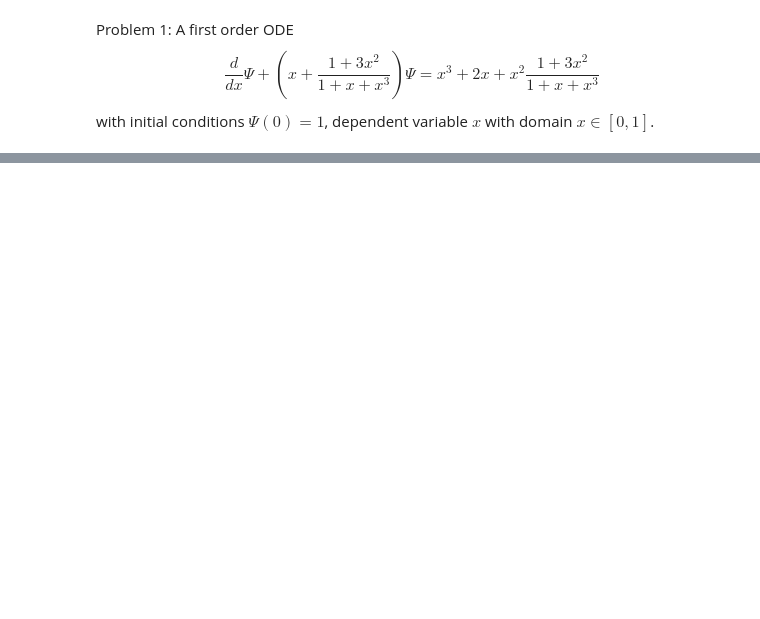
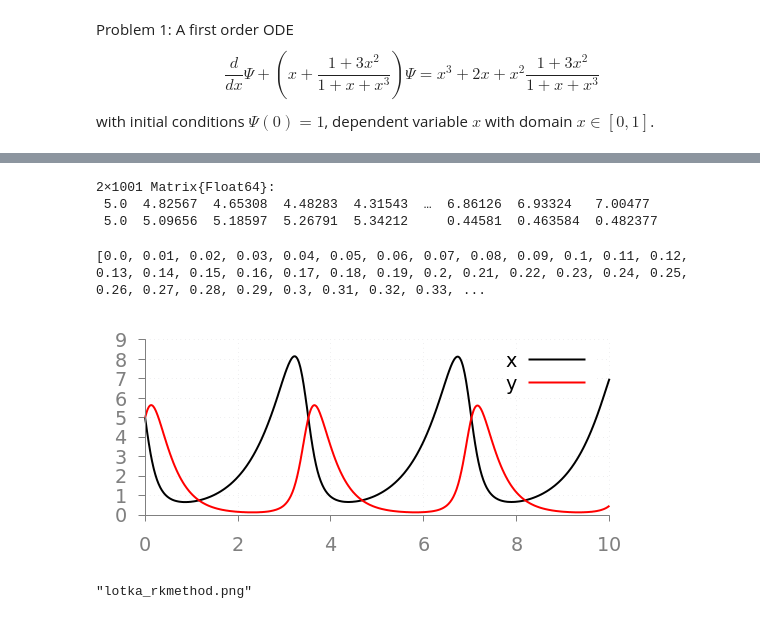
Before and after one commit to affans/pinns_in_julia, a Jupyter notebook: lagaris.ipynb, the cells around one changed output, grey strips where cells are left out. Drawn from its saved outputs; the diff is of its cells as text; code cells hidden in the pictures; blank space fills up the shorter version.

```diff
--- a/lagaris.ipynb
+++ b/lagaris.ipynb
@@ -297,0 +90,38 @@ Info Packages marked with ⌃ have new versions available and may be upgradable.
+# %%
+# Solve the ODE using numerical method as well as PINN method
+function lv(u, p, t)
+    u₁, u₂ = u
+    α, β, γ, δ = p
+    du₁ = α * u₁ - β * u₁ * u₂
+    du₂ = δ * u₁ * u₂ - γ * u₂
+    [du₁, du₂]
+end
+
+function create_ode_prob(params)
+    tspan = (0.0, 10.0)
+    u0 = [5.0, 5.0]
+    prob = ODEProblem(lv, u0, tspan, params)
+    return prob
+end
+# solve using traditional method
+true_p = [1.5, 1.0, 3.0, 1.0] # true parameter values
+prob_data = create_ode_prob(true_p)
+sol_data = solve(prob_data, Tsit5(), saveat = 0.01)
+t_ = sol_data.t
+u_ = reduce(hcat, sol_data.u)
+
+println(t_)
+display(u_)
+@gp "reset"
+@gp :- "load '~/gpconfig.cfg'"
+@gp :- t_ u_[1, :] "with lines title 'x' lc 'black' lw 2"
+@gp :- t_ u_[2, :] "with lines title 'y' lc 'red' lw 2"
+display(@gp)
+Gnuplot.save("lotka_rkmethod.png", term="pngcairo size 550,250 fontscale 1.2")
+# %% [output]
+2×1001 Matrix{Float64}:
+ 5.0  4.82567  4.65308  4.48283  4.31543  …  6.86126  6.93324   7.00477
+ 5.0  5.09656  5.18597  5.26791  5.34212     0.44581  0.463584  0.482377
+[0.0, 0.01, 0.02, 0.03, 0.04, 0.05, 0.06, 0.07, 0.08, 0.09, 0.1, 0.11, 0.12, 0.13, 0.14, 0.15, 0.16, 0.17, 0.18, 0.19, 0.2, 0.21, 0.22, 0.23, 0.24, 0.25, 0.26, 0.27, 0.28, 0.29, 0.3, 0.31, 0.32, 0.33, ...
+[figure, added]
+"lotka_rkmethod.png"
```
Also changed, not shown: parts of 13 cells of this notebook, 8 other files.
